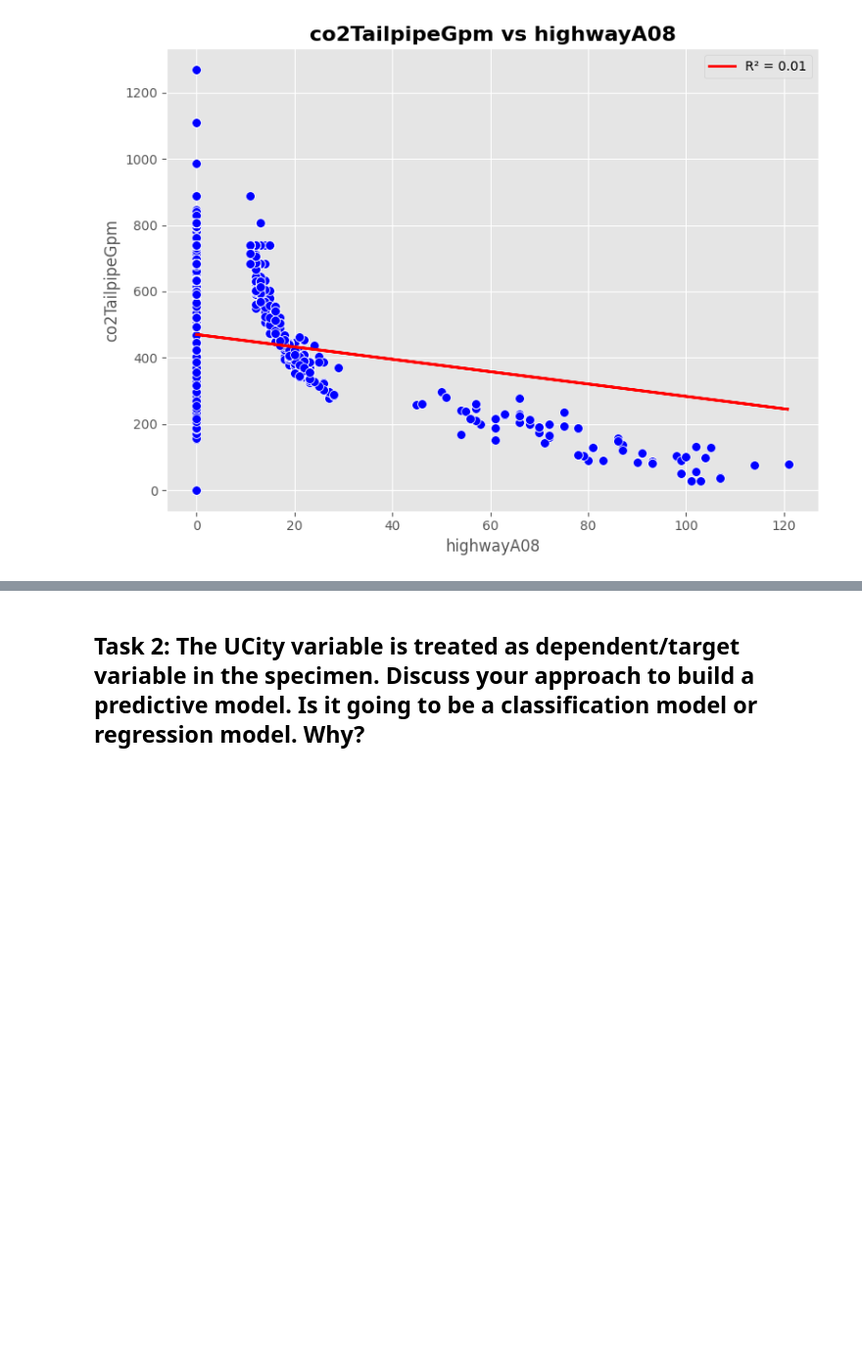
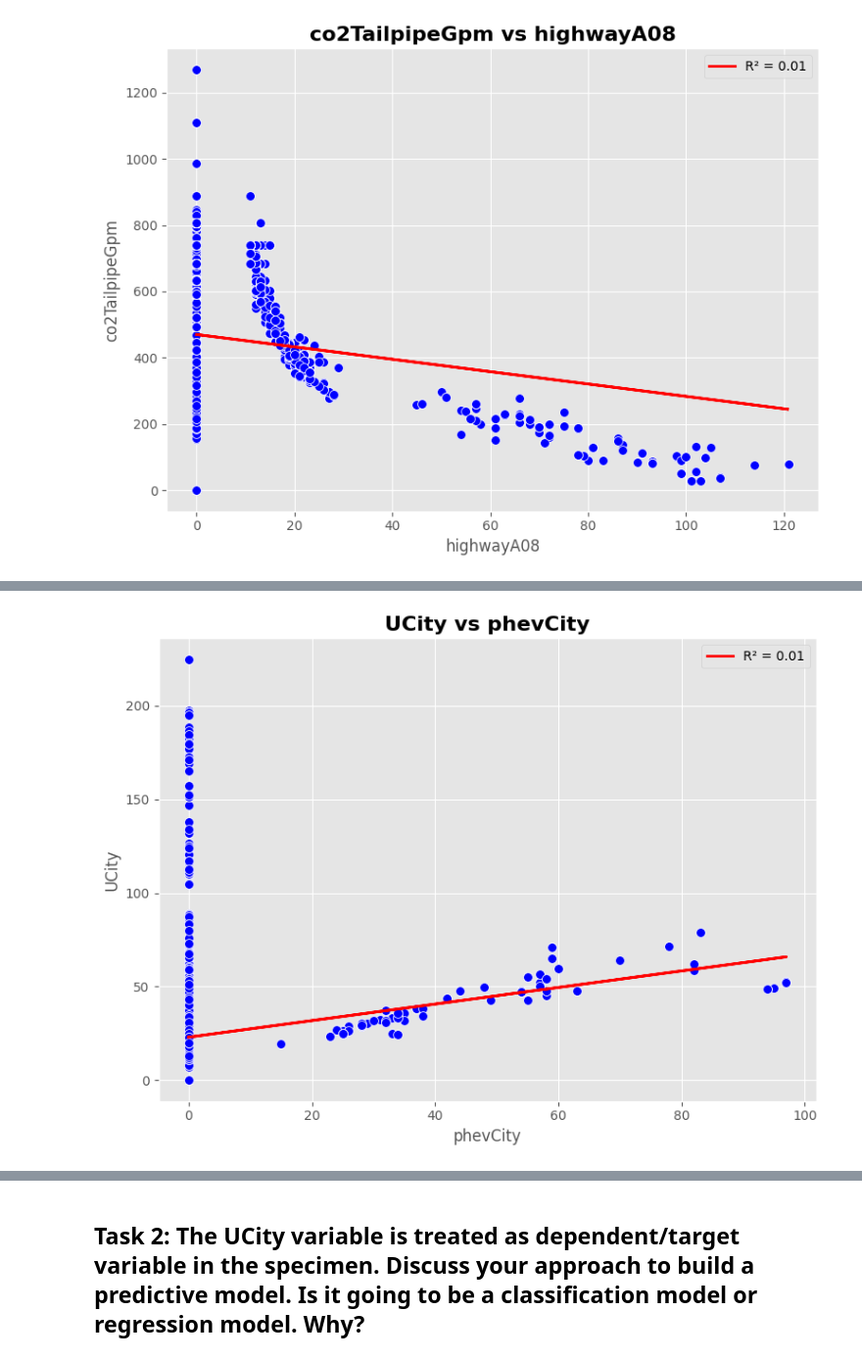
Before and after one commit to alkhalifas/cs6140-machine-learning, a Jupyter notebook: assignment1/assignment1_eda.ipynb, the cells around one changed output, grey strips where cells are left out. Shown at 98% size. Cells and saved outputs as stored; diff of their text form; code cells hidden in the pictures; blank space fills up the shorter version.

```diff
--- a/assignment1/assignment1_eda.ipynb
+++ b/assignment1/assignment1_eda.ipynb
@@ -831,0 +850,4 @@ sdf.plot_and_calculate_r2('highwayA08', 'co2TailpipeGpm')
+# %%
+sdf.plot_and_calculate_r2('phevCity', 'UCity')
+# %% [output]
+[figure, added]
```
Also changed, not shown: parts of 16 cells of this notebook, 1 other file.
